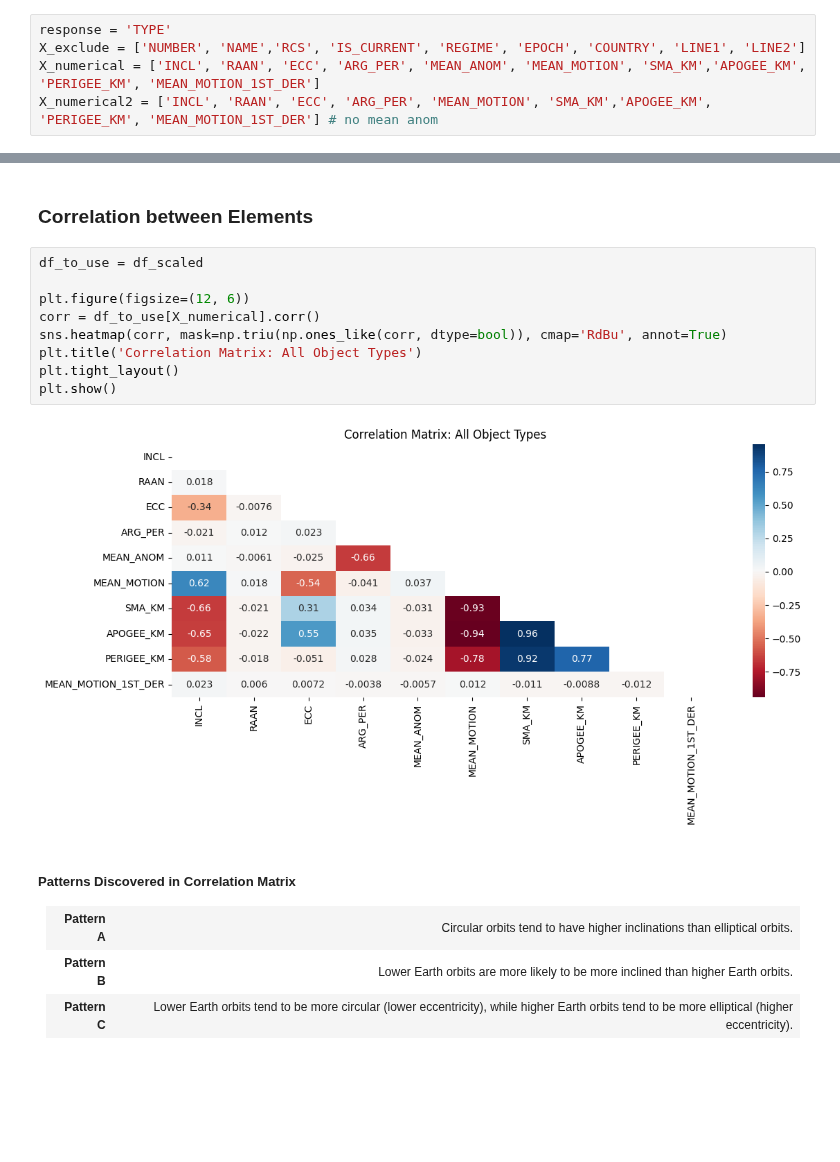
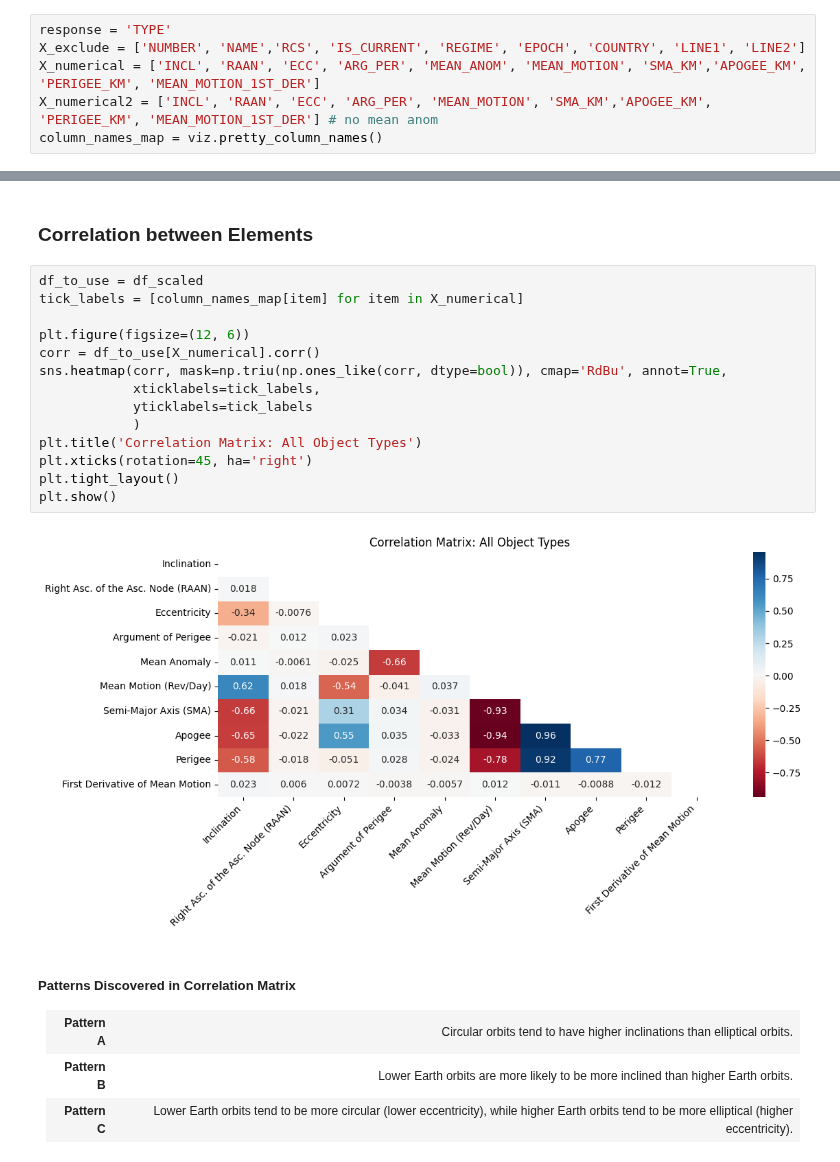
Before and after one commit to tedinspace/space-object-identification, a Jupyter notebook: src/Milestone3.ipynb, the cells around one changed output, grey strips where cells are left out. Drawn from its saved outputs; the diff is of its cells as text; blank space fills up the shorter version.

Commit message:
Updates to address Elaine's comments; pretty column names for plots

```diff
--- a/src/Milestone3.ipynb
+++ b/src/Milestone3.ipynb
@@ -73,6 +170,7 @@ response = 'TYPE'
 X_exclude = ['NUMBER', 'NAME','RCS', 'IS_CURRENT', 'REGIME', 'EPOCH', 'COUNTRY', 'LINE1', 'LINE2']
 X_numerical = ['INCL', 'RAAN', 'ECC', 'ARG_PER', 'MEAN_ANOM', 'MEAN_MOTION', 'SMA_KM','APOGEE_KM', 'PERIGEE_KM', 'MEAN_MOTION_1ST_DER']
 X_numerical2 = ['INCL', 'RAAN', 'ECC', 'ARG_PER', 'MEAN_MOTION', 'SMA_KM','APOGEE_KM', 'PERIGEE_KM', 'MEAN_MOTION_1ST_DER'] # no mean anom
+column_names_map = viz.pretty_column_names()
 # %%
 scaler = StandardScaler()
 
@@ -197,15 +339,20 @@ plt.show()
 ### Correlation between Elements
 # %%
 df_to_use = df_scaled
+tick_labels = [column_names_map[item] for item in X_numerical]
 
 plt.figure(figsize=(12, 6))
 corr = df_to_use[X_numerical].corr()
-sns.heatmap(corr, mask=np.triu(np.ones_like(corr, dtype=bool)), cmap='RdBu', annot=True)
+sns.heatmap(corr, mask=np.triu(np.ones_like(corr, dtype=bool)), cmap='RdBu', annot=True,
+            xticklabels=tick_labels,
+            yticklabels=tick_labels
+            )
 plt.title('Correlation Matrix: All Object Types')
+plt.xticks(rotation=45, ha='right')
 plt.tight_layout()
 plt.show()
 # %% [output]
-[figure, old version]
+[figure, new version]
 # %% [markdown]
 ##### Patterns Discovered in Correlation Matrix
 
```
Also changed, not shown: parts of 10 cells of this notebook, 1 other file.
